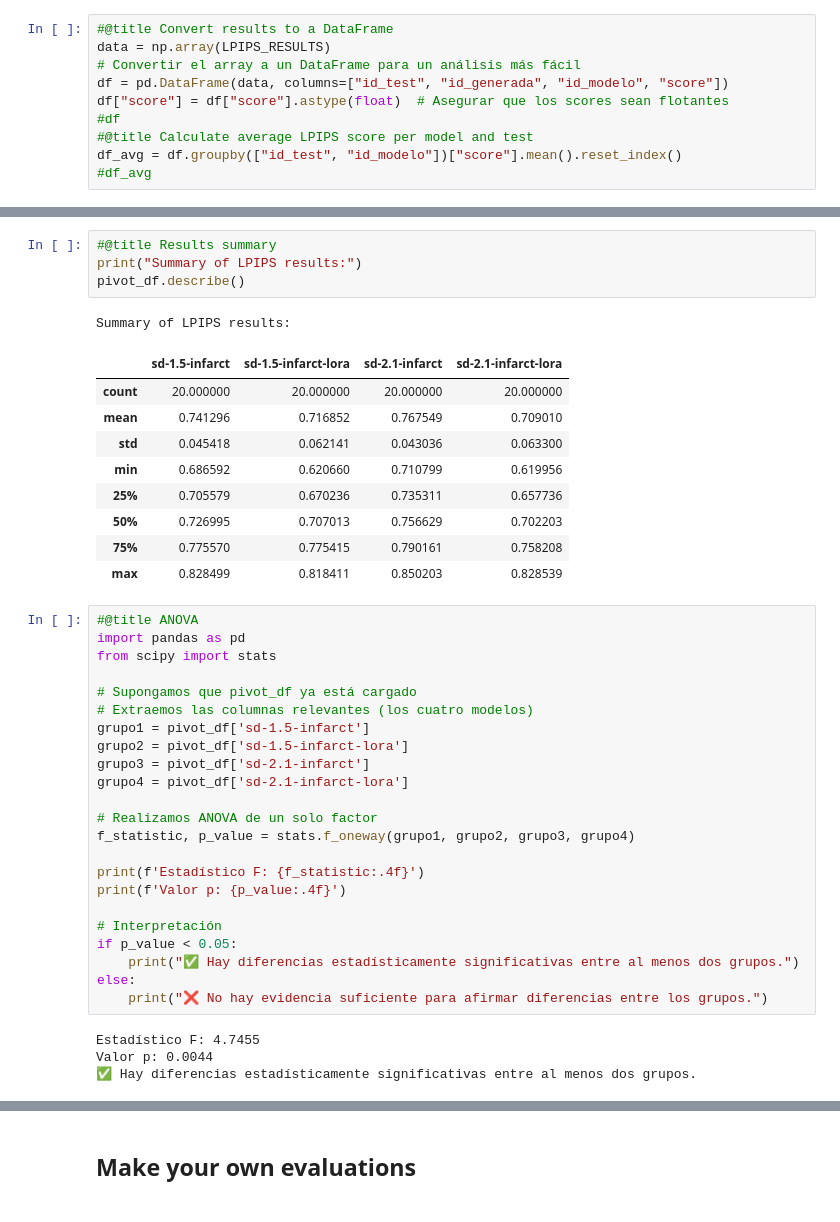
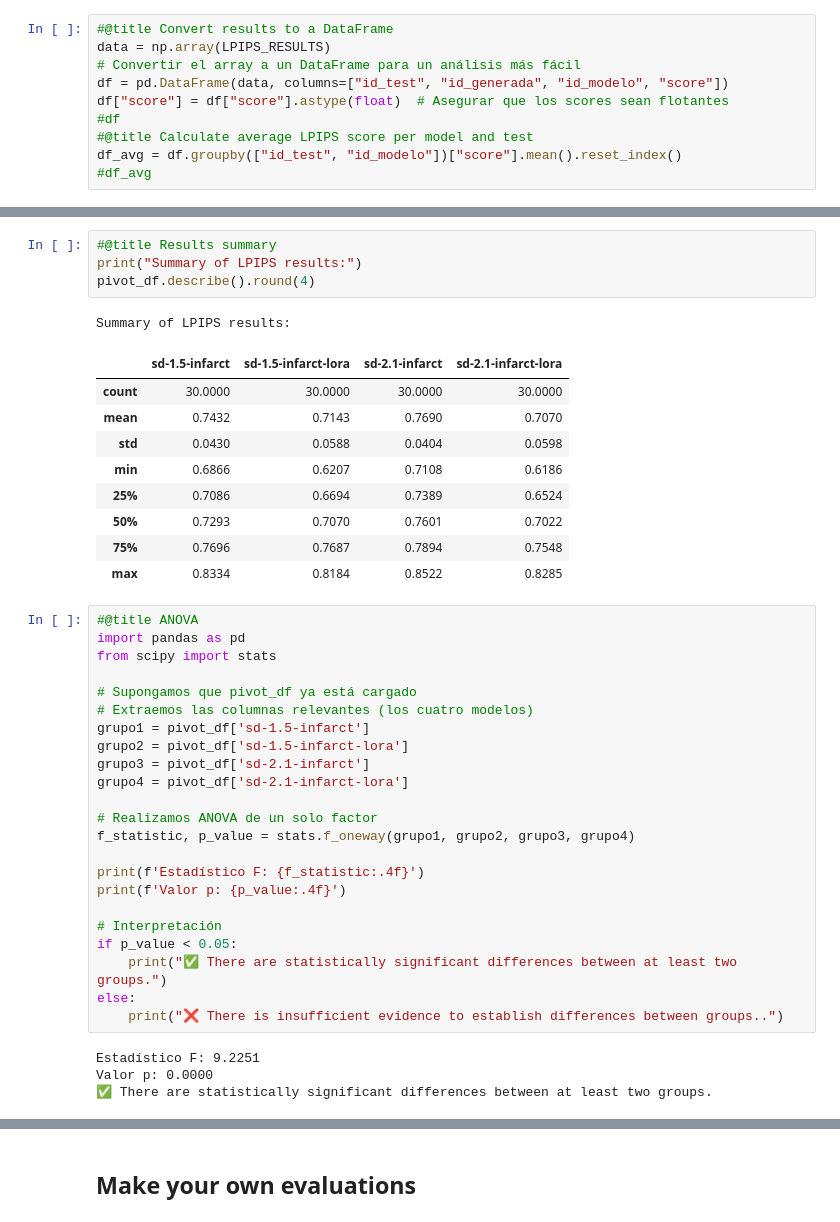
Before and after one commit to Turing-IA-IHC/InfarctImage, a Jupyter notebook: notebooks/infarctImageEvaluation.ipynb, the cells around one changed output, grey strips where cells are left out. Drawn from its saved outputs; the diff is of its cells as text.

```diff
--- a/notebooks/infarctImageEvaluation.ipynb
+++ b/notebooks/infarctImageEvaluation.ipynb
@@ -198,18 +220,18 @@ pivot_df.round(4)
 # %%
 #@title Results summary
 print("Summary of LPIPS results:")
-pivot_df.describe()
+pivot_df.describe().round(4)
 # %% [output]
 Summary of LPIPS results:
 |  | sd-1.5-infarct | sd-1.5-infarct-lora | sd-2.1-infarct | sd-2.1-infarct-lora |
-| count | 20.000000 | 20.000000 | 20.000000 | 20.000000 |
-| mean | 0.741296 | 0.716852 | 0.767549 | 0.709010 |
-| std | 0.045418 | 0.062141 | 0.043036 | 0.063300 |
-| min | 0.686592 | 0.620660 | 0.710799 | 0.619956 |
-| 25% | 0.705579 | 0.670236 | 0.735311 | 0.657736 |
-| 50% | 0.726995 | 0.707013 | 0.756629 | 0.702203 |
-| 75% | 0.775570 | 0.775415 | 0.790161 | 0.758208 |
-| max | 0.828499 | 0.818411 | 0.850203 | 0.828539 |
+| count | 30.0000 | 30.0000 | 30.0000 | 30.0000 |
+| mean | 0.7432 | 0.7143 | 0.7690 | 0.7070 |
+| std | 0.0430 | 0.0588 | 0.0404 | 0.0598 |
+| min | 0.6866 | 0.6207 | 0.7108 | 0.6186 |
+| 25% | 0.7086 | 0.6694 | 0.7389 | 0.6524 |
+| 50% | 0.7293 | 0.7070 | 0.7601 | 0.7022 |
+| 75% | 0.7696 | 0.7687 | 0.7894 | 0.7548 |
+| max | 0.8334 | 0.8184 | 0.8522 | 0.8285 |
 # %%
 #@title ANOVA
 import pandas as pd
@@ -230,13 +252,13 @@ print(f'Valor p: {p_value:.4f}')
 
 # Interpretación
 if p_value < 0.05:
-    print("✅ Hay diferencias estadísticamente significativas entre al menos dos grupos.")
+    print("✅ There are statistically significant differences between at least two groups.")
 else:
-    print("❌ No hay evidencia suficiente para afirmar diferencias entre los grupos.")
+    print("❌ There is insufficient evidence to establish differences between groups..")
 # %% [output]
-Estadístico F: 4.7455
-Valor p: 0.0044
-✅ Hay diferencias estadísticamente significativas entre al menos dos grupos.
+Estadístico F: 9.2251
+Valor p: 0.0000
+✅ There are statistically significant differences between at least two groups.
 # %%
 #@title t-test pareadas
 from scipy.stats import ttest_rel
```
Also changed, not shown: parts of 5 cells of this notebook.
